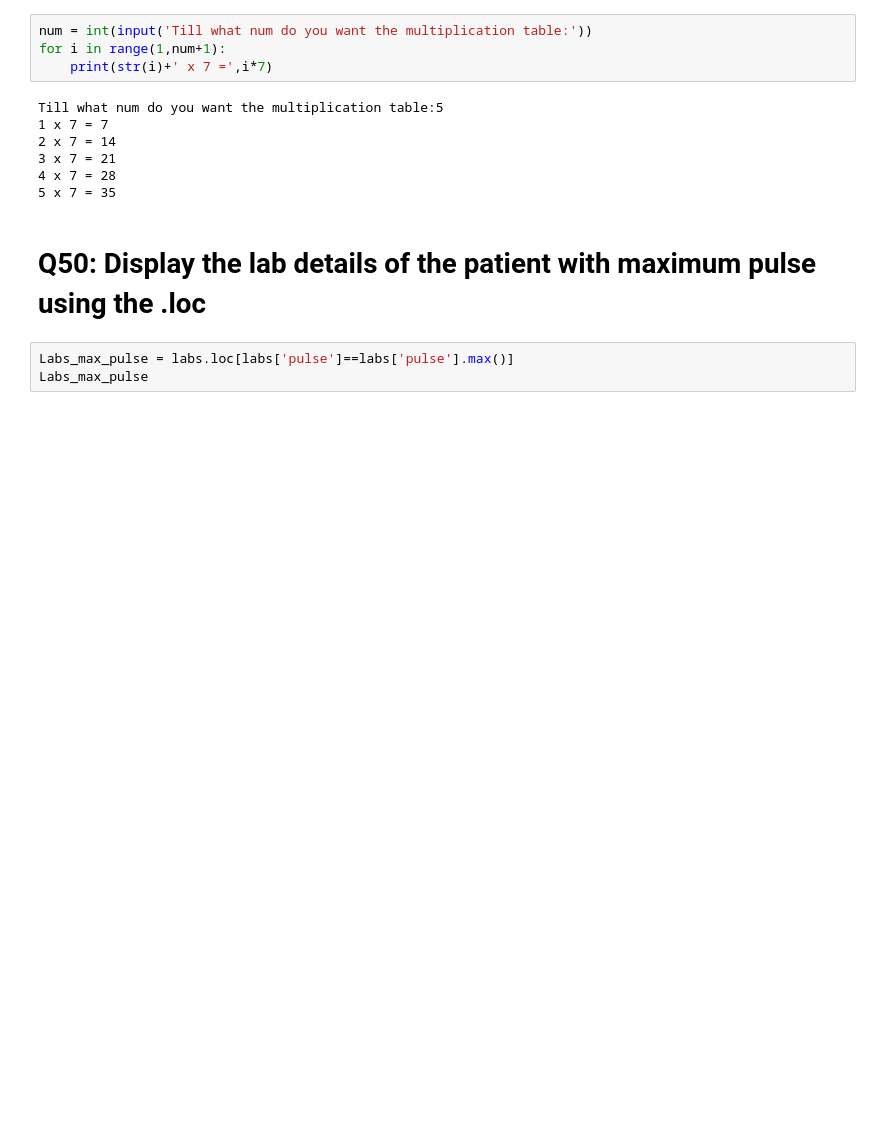
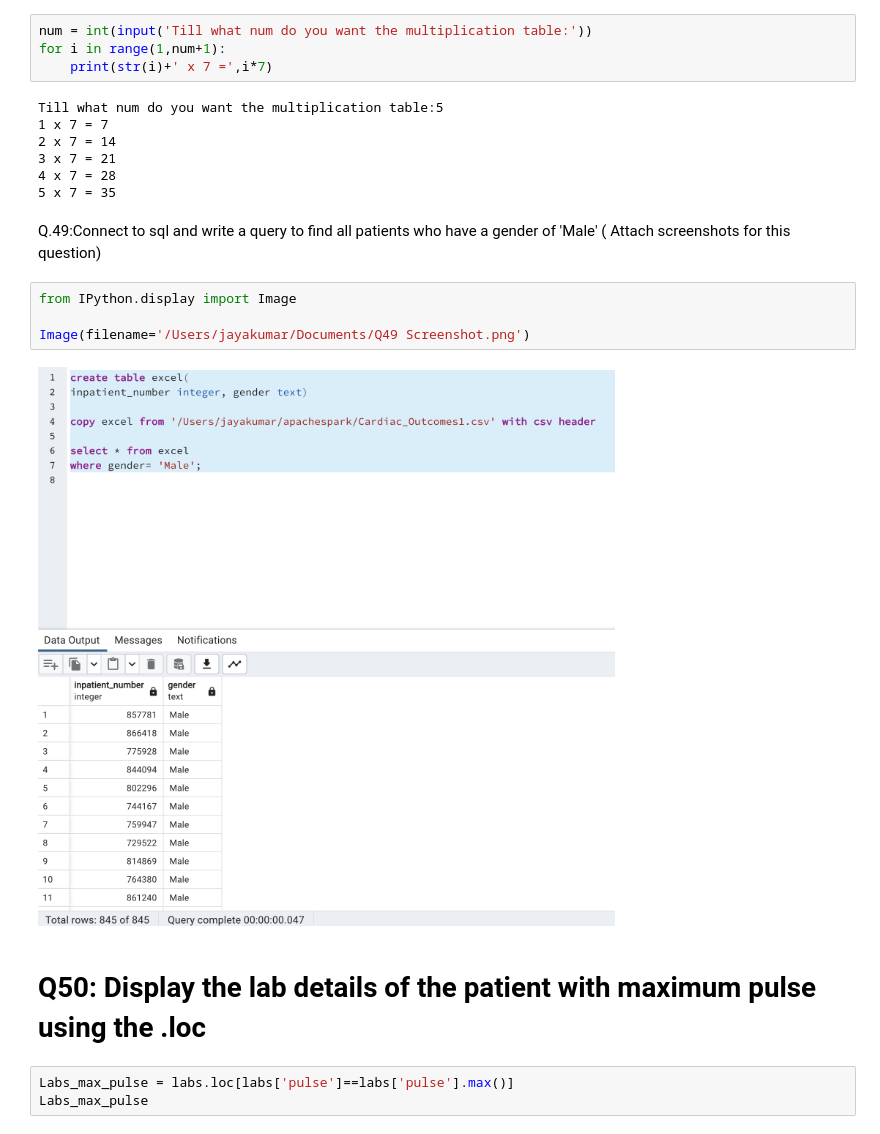
Before and after one commit to GomathiPro/Team20_DataTitans_PythonHackathon_Apr24, a Jupyter notebook: Team20_DataTitans_Main80Questions.ipynb, the cells around one changed output. Saved outputs shown, nothing was run; the diff lists cells and outputs as text; blank space fills up the shorter version.

```diff
--- a/Team20_DataTitans_Main80Questions.ipynb
+++ b/Team20_DataTitans_Main80Questions.ipynb
@@ -988,6 +986,14 @@ Till what num do you want the multiplication table:5
 3 x 7 = 21
 4 x 7 = 28
 5 x 7 = 35
+# %% [markdown]
+Q.49:Connect to sql and write a query to find all patients who have a gender of 'Male' ( Attach screenshots for this question)
+# %%
+from IPython.display import Image
+
+Image(filename='/Users/jayakumar/Documents/Q49 Screenshot.png')
+# %% [output]
+[figure, added]
 # %% [markdown]
 # Q50: Display the lab details of the patient with maximum pulse using the .loc
 # %%
```
Also changed, not shown: parts of 8 cells of this notebook, 1 other file.
